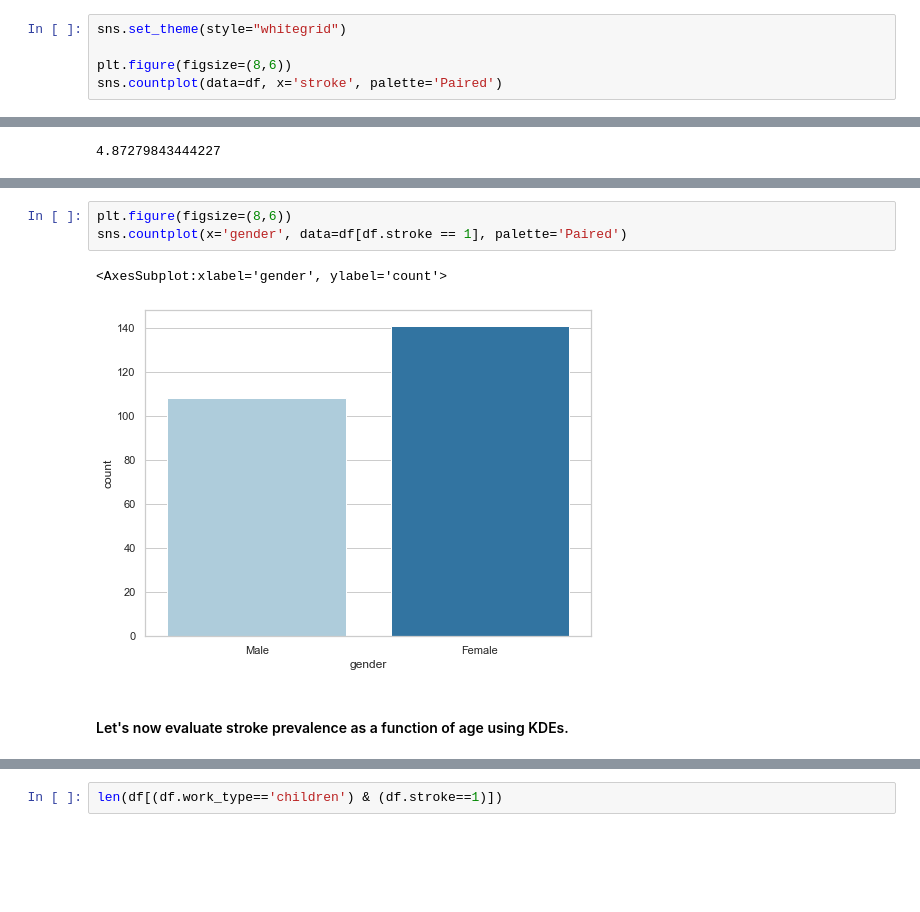
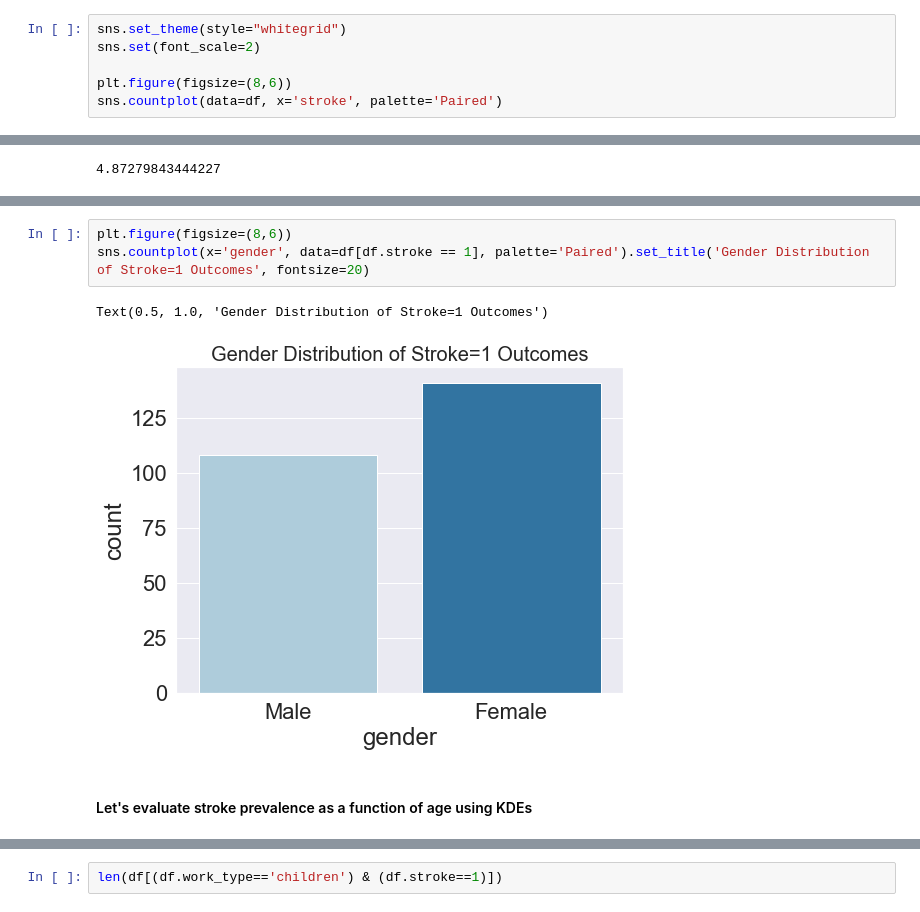
Before and after one commit to KyleSukley/StrokeData, a Jupyter notebook: StrokeData.ipynb, the cells around one changed output, grey strips where cells are left out. Drawn from its saved outputs; the diff is of its cells as text; blank space fills up the shorter version.

```diff
--- a/StrokeData.ipynb
+++ b/StrokeData.ipynb
@@ -127,5 +150,6 @@ One of the first things to look for when performing binary classification is tar
 # %%
 sns.set_theme(style="whitegrid")
+sns.set(font_scale=2)
 
 plt.figure(figsize=(8,6))
 sns.countplot(data=df, x='stroke', palette='Paired')
@@ -201,9 +211,9 @@ plt.show()
 # %%
 plt.figure(figsize=(8,6))
-sns.countplot(x='gender', data=df[df.stroke == 1], palette='Paired')
+sns.countplot(x='gender', data=df[df.stroke == 1], palette='Paired').set_title('Gender Distribution of Stroke=1 Outcomes', fontsize=20)
 # %% [output]
-<AxesSubplot:xlabel='gender', ylabel='count'>
+Text(0.5, 1.0, 'Gender Distribution of Stroke=1 Outcomes')
-[figure, old version]
+[figure, new version]
 # %% [markdown]
-#### Let's now evaluate stroke prevalence as a function of age using KDEs.
+#### Let's evaluate stroke prevalence as a function of age using KDEs
 # %%
```
Also changed, not shown: parts of 124 cells of this notebook.
